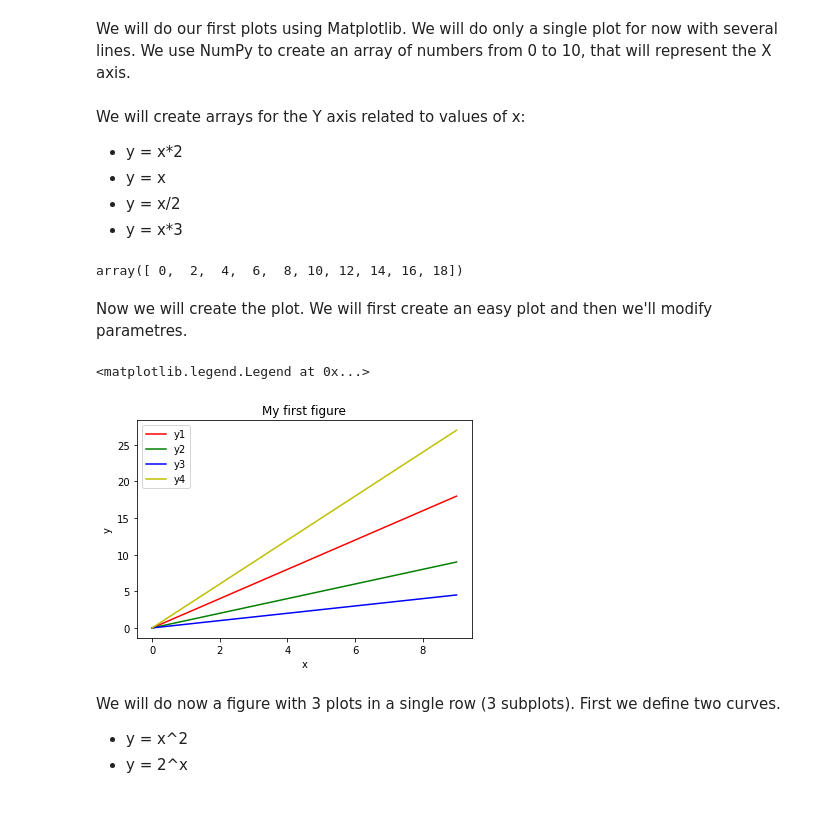
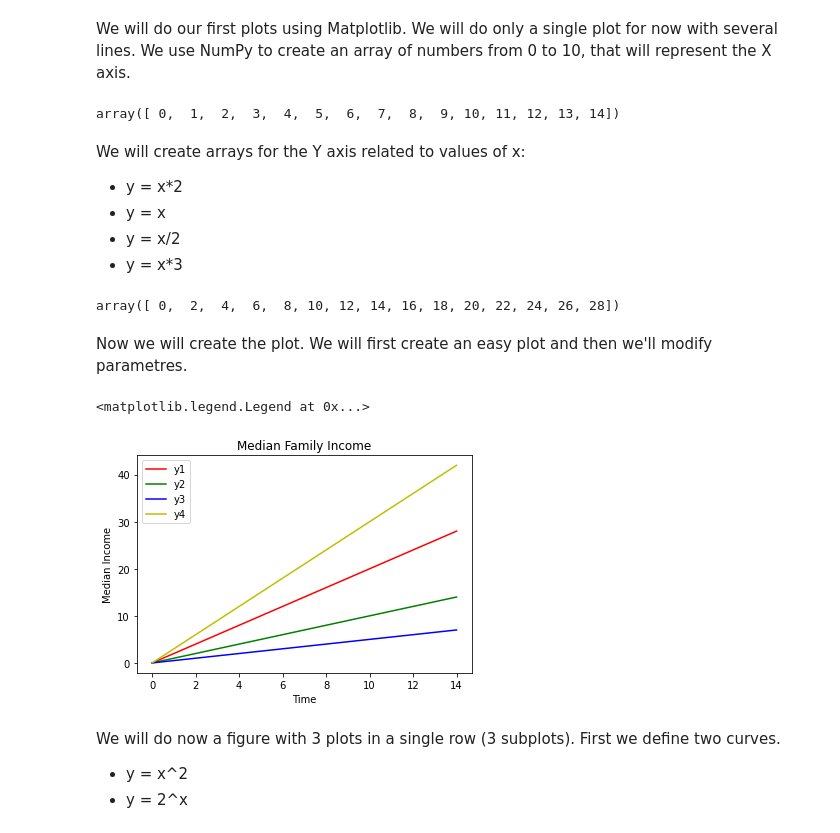
Before and after one commit to JuleTwelkemeier/IronJule, a Jupyter notebook: CodeAlong/Notebook_Code_Along_Matplotlib_Seaborn-Stucture.ipynb, the cells around one changed output. Saved outputs shown, nothing was run; the diff lists cells and outputs as text; code cells hidden in the pictures.

```diff
--- a/CodeAlong/Notebook_Code_Along_Matplotlib_Seaborn-Stucture.ipynb
+++ b/CodeAlong/Notebook_Code_Along_Matplotlib_Seaborn-Stucture.ipynb
@@ -22,7 +22,11 @@ We will do our first plots using Matplotlib. We will do only a single plot for n
 We use NumPy to create an array of numbers from 0 to 10, that will represent the X axis.
 # %%
 # np.arange()
-x = np.arange(0,10,1)
+x = np.arange(0,15,1)
+# %%
+x
+# %% [output]
+array([ 0,  1,  2,  3,  4,  5,  6,  7,  8,  9, 10, 11, 12, 13, 14])
 # %% [markdown]
 We will create arrays for the Y axis related to values of x:
 - y = x*2
@@ -33,7 +37,7 @@ We will create arrays for the Y axis related to values of x:
 #y1 = list(map(lambda x: x*2,x))
 x*2
 # %% [output]
-array([ 0,  2,  4,  6,  8, 10, 12, 14, 16, 18])
+array([ 0,  2,  4,  6,  8, 10, 12, 14, 16, 18, 20, 22, 24, 26, 28])
 # %%
 y1 = x*2
 y2 = x
@@ -44,27 +48,27 @@ Now we will create the plot. We will first create an easy plot and then we'll mo
 # %%
 # create first figure and ax
 # use subplots(), use the option figsize=(,) to control the figure size
 fig, ax = plt.subplots()
 
 # we add a title to the figure or the ax
 # use set_title() on the axis
-ax.set_title("My first figure")
+ax.set_title("Median Family Income")
 
 # we plot the different lines
-# add every plot(x, y, label=, c=) to the SAME axis with plot
+# add every plot(x, y, label= name of the line, c= colour of the line) to the SAME axis with plot
 ax.plot(x,y1, label="y1", c = "r")
 ax.plot(x,y2, label="y2", c = "g")
 ax.plot(x,y3, label="y3", c = "b")
 ax.plot(x,y4, label="y4", c = "y")
-ax.set_xlabel("x")
-ax.set_ylabel("y")
+ax.set_xlabel("Time")
+ax.set_ylabel("Median Income")
 #ax.set_xlim(0,15) # Allows you to specify the range of value for the 'x' axis
 # we add the legend
 # add the legend to the axis with legend()
 ax.legend()
 # %% [output]
 <matplotlib.legend.Legend at 0x...>
-[figure, old version]
+[figure, new version]
 # %% [markdown]
 We will do now a figure with 3 plots in a single row  (3 subplots). First we define two curves.
 - y = x^2
```
Also changed, not shown: parts of 7 cells of this notebook, 3 other files.
